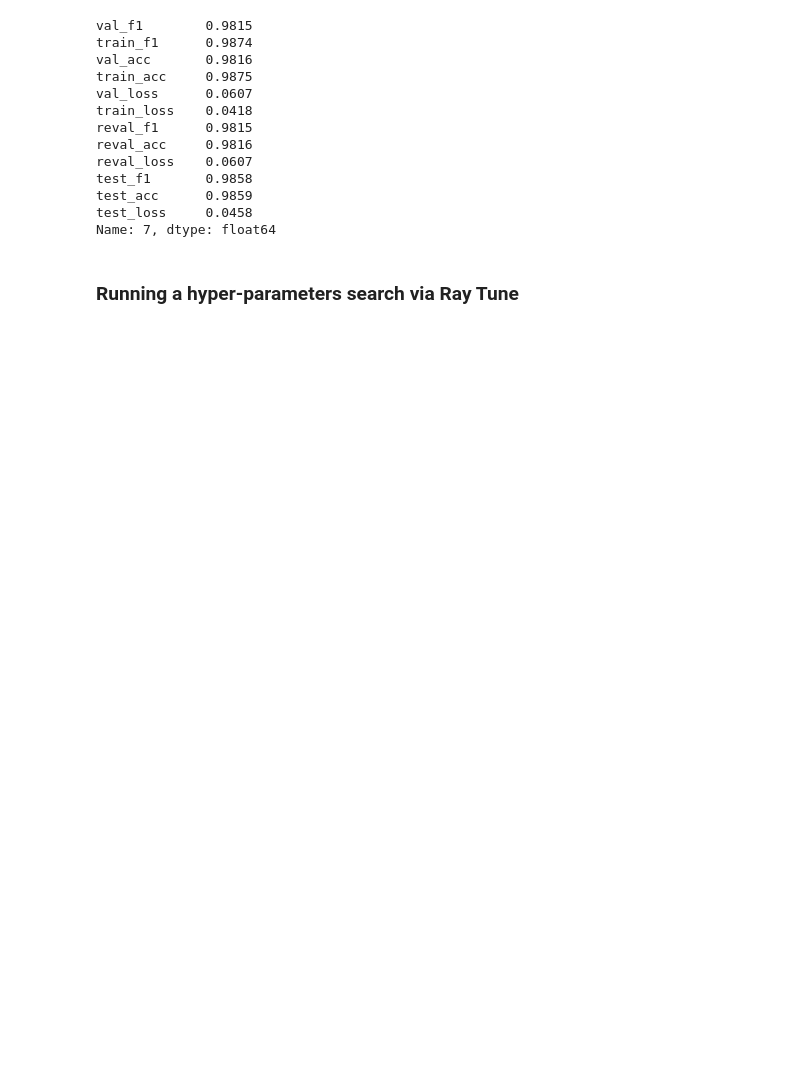
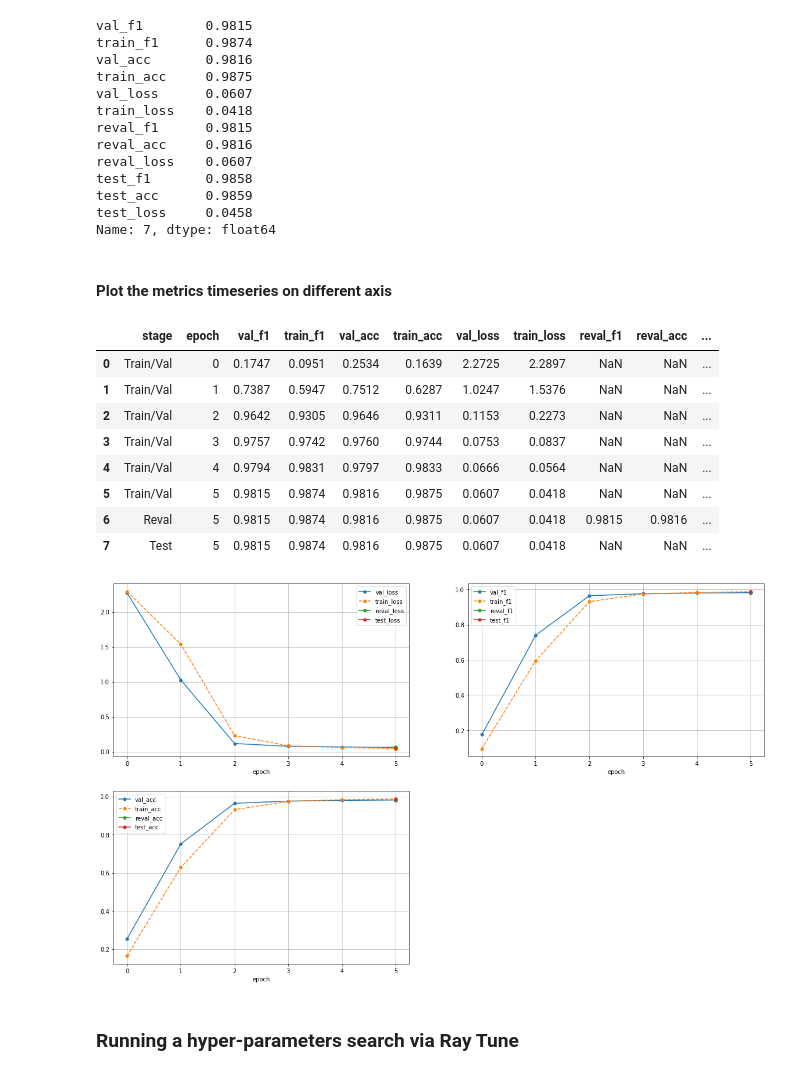
Before and after one commit to pgagarinov/pytorch-hyperlight, a Jupyter notebook: products/examples/boring_mnist.ipynb, the cells around one changed output. Saved outputs shown, nothing was run; the diff lists cells and outputs as text; code cells hidden in the pictures; blank space fills up the shorter version.

Commit message:
Added: metrics plotting is tightly integrated with the progress bar

```diff
--- a/products/examples/boring_mnist.ipynb
+++ b/products/examples/boring_mnist.ipynb
@@ -396,6 +375,22 @@ test_f1       0.9858
 test_acc      0.9859
 test_loss     0.0458
 Name: 7, dtype: float64
+# %% [markdown]
+#### Plot the metrics timeseries on different axis
+# %%
+if "single-run" in USAGE_MODE_LIST:
+    best_result["metrics"].show_report()
+# %% [output]
+|  | stage | epoch | val_f1 | train_f1 | val_acc | train_acc | val_loss | train_loss | reval_f1 | reval_acc | ... |
+| 0 | Train/Val | 0 | 0.1747 | 0.0951 | 0.2534 | 0.1639 | 2.2725 | 2.2897 | NaN | NaN | ... |
+| 1 | Train/Val | 1 | 0.7387 | 0.5947 | 0.7512 | 0.6287 | 1.0247 | 1.5376 | NaN | NaN | ... |
+| 2 | Train/Val | 2 | 0.9642 | 0.9305 | 0.9646 | 0.9311 | 0.1153 | 0.2273 | NaN | NaN | ... |
+| 3 | Train/Val | 3 | 0.9757 | 0.9742 | 0.9760 | 0.9744 | 0.0753 | 0.0837 | NaN | NaN | ... |
+| 4 | Train/Val | 4 | 0.9794 | 0.9831 | 0.9797 | 0.9833 | 0.0666 | 0.0564 | NaN | NaN | ... |
+| 5 | Train/Val | 5 | 0.9815 | 0.9874 | 0.9816 | 0.9875 | 0.0607 | 0.0418 | NaN | NaN | ... |
+| 6 | Reval | 5 | 0.9815 | 0.9874 | 0.9816 | 0.9875 | 0.0607 | 0.0418 | 0.9815 | 0.9816 | ... |
+| 7 | Test | 5 | 0.9815 | 0.9874 | 0.9816 | 0.9875 | 0.0607 | 0.0418 | NaN | NaN | ... |
+[figure, added]
 # %% [markdown]
 ### Running a hyper-parameters search via Ray Tune
 # %%
```
Also changed, not shown: parts of 11 cells of this notebook, 4 other files.
